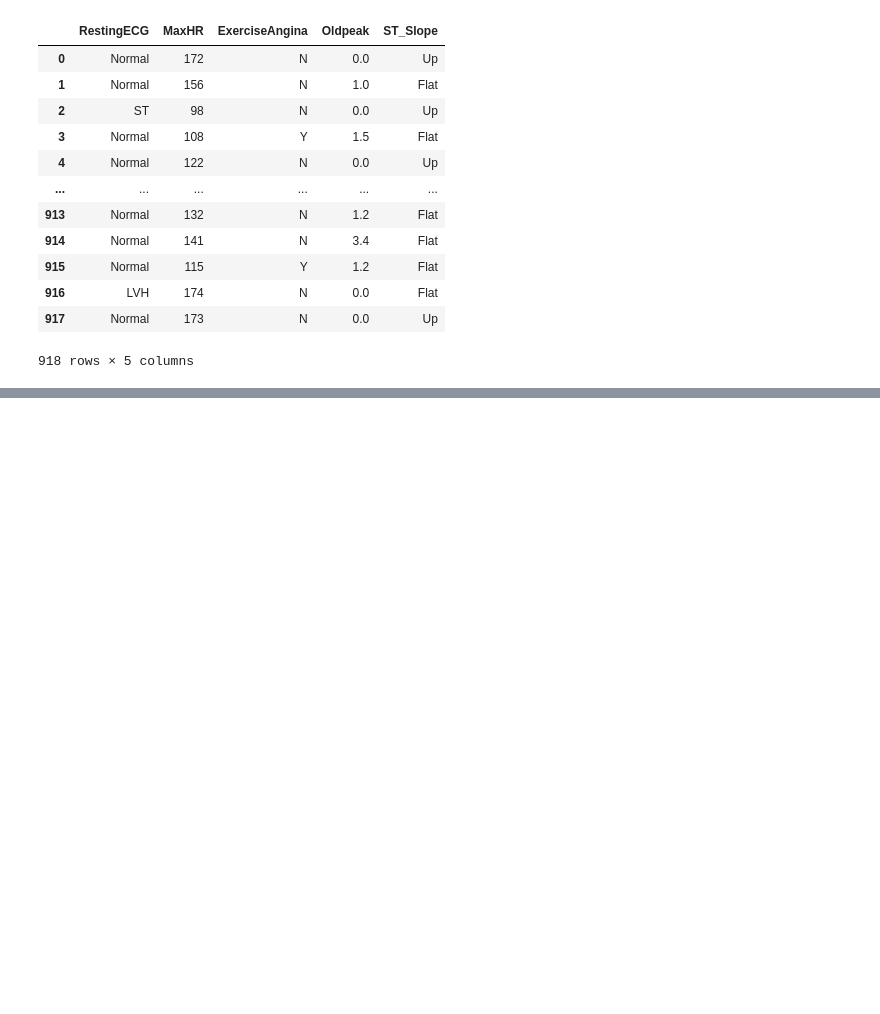
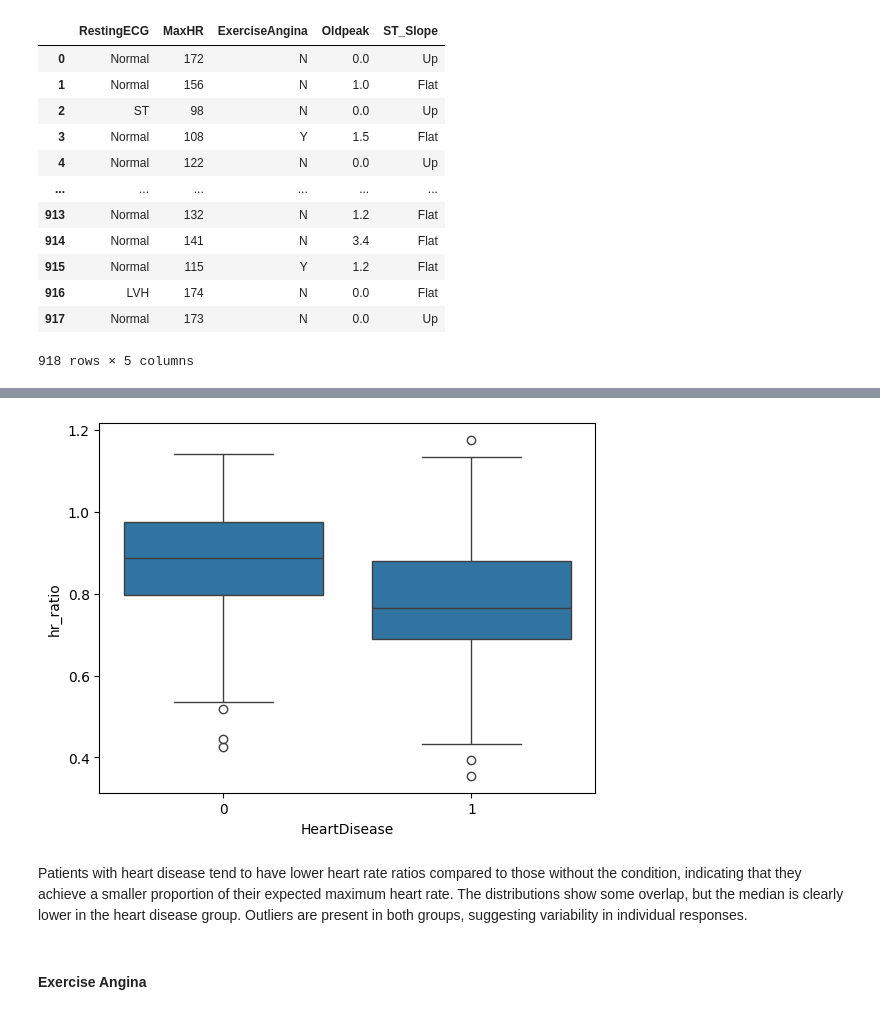
Before and after one commit to Newtan999/NewML, a Jupyter notebook: notebooks/01_eda.ipynb, the cells around one changed output, grey strips where cells are left out. Saved outputs shown, nothing was run; the diff lists cells and outputs as text; code cells hidden in the pictures; blank space fills up the shorter version.

```diff
--- a/notebooks/01_eda.ipynb
+++ b/notebooks/01_eda.ipynb
@@ -397,0 +414,3 @@ df[complementary_exams]
+# %%
+df["max_hr_predicted"] = 220 - df["Age"]
+df["hr_ratio"] = df["MaxHR"] / df["max_hr_predicted"]
@@ -397,0 +426,8 @@ df[complementary_exams]
+# %%
+sns.boxplot(x="HeartDisease", y="hr_ratio", data=df);
+# %% [output]
+[figure, added]
+# %% [markdown]
+Patients with heart disease tend to have lower heart rate ratios compared to those without the condition, indicating that they achieve a smaller proportion of their expected maximum heart rate. The distributions show some overlap, but the median is clearly lower in the heart disease group. Outliers are present in both groups, suggesting variability in individual responses.
+# %% [markdown]
+#### Exercise Angina
```
Also changed, not shown: parts of 21 cells of this notebook.
